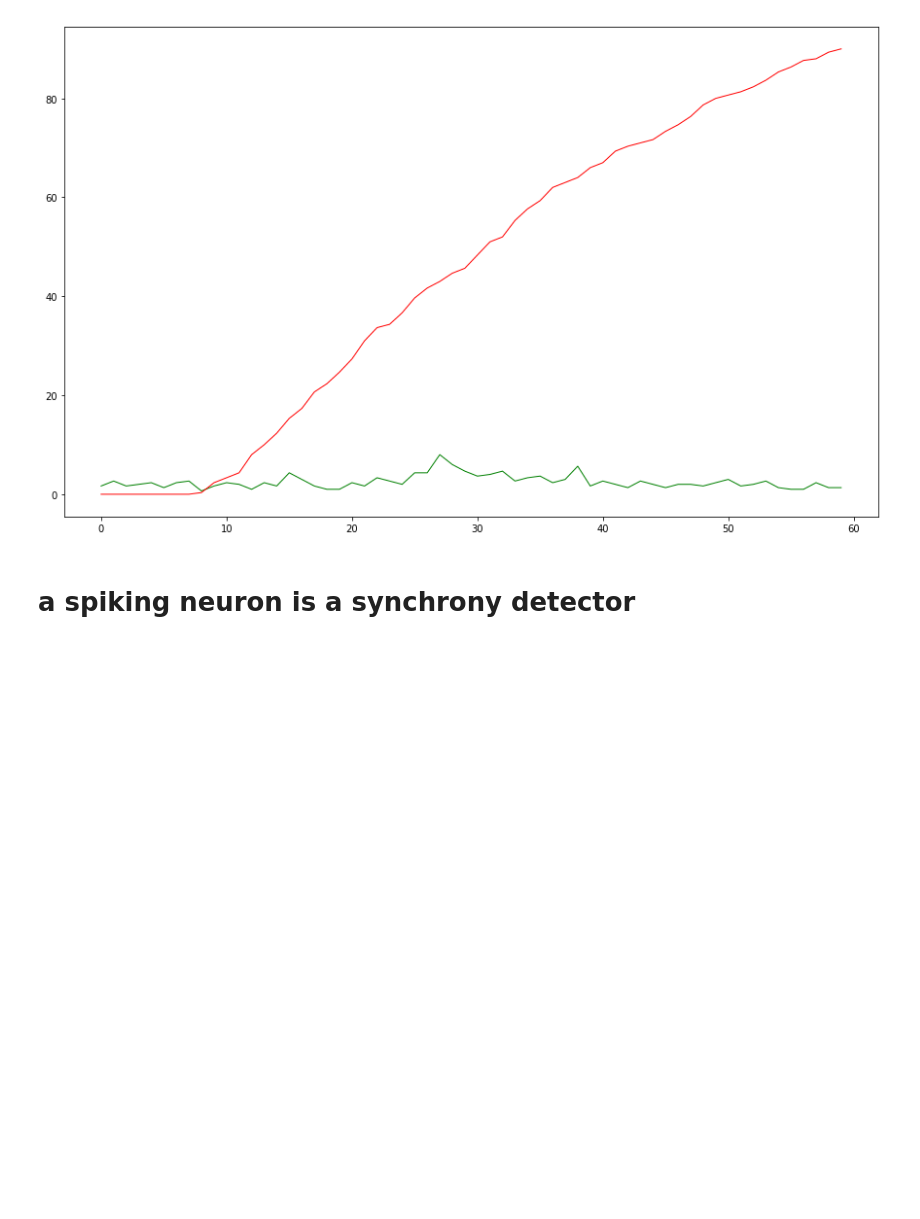
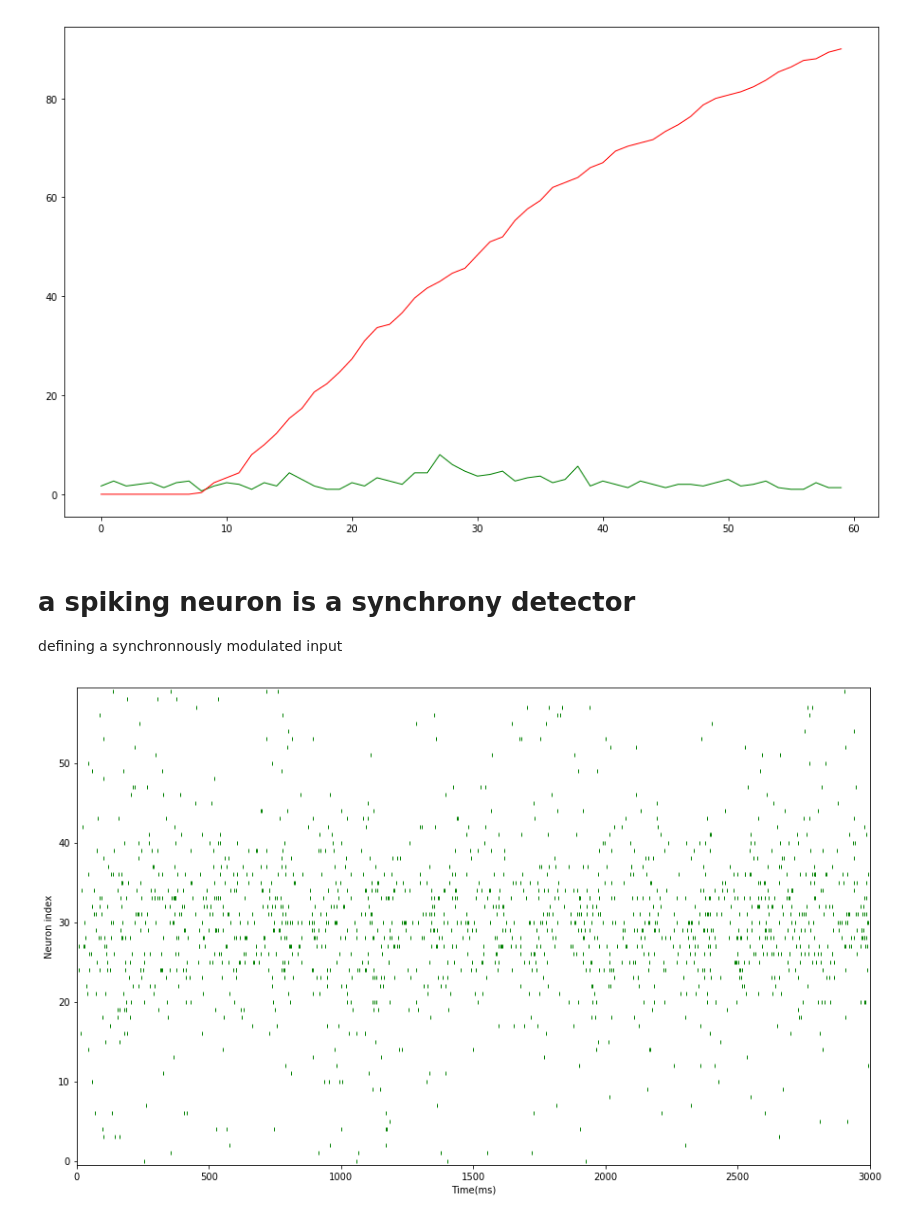
Before and after one commit to laurentperrinet/2019-01-14_LACONEU, a Jupyter notebook: A_3_IntegratorSynchronyDetector.ipynb, the cells around one changed output. Saved outputs shown, nothing was run; the diff lists cells and outputs as text; code cells hidden in the pictures; blank space fills up the shorter version.

```diff
--- a/A_3_IntegratorSynchronyDetector.ipynb
+++ b/A_3_IntegratorSynchronyDetector.ipynb
@@ -138,3 +138,51 @@ fig, ax = histogram(tc_cells, color='r', simtime=simtime, fig=fig, ax=ax)
 [figure]
 # %% [markdown]
 # a spiking neuron is a synchrony detector
+
+defining a synchronnously modulated input
+# %%
+# === Build the network ========================================================
+sim.setup(timestep=dt)
+
+lambda_n = 1.5 # (Hz) rate of poisson noise
+theta = .50
+A = 30.2
+B = .61803
+rate = tuning_function(N_inputs, lambda_n=lambda_n, A=A, theta=theta, B=B)
+poisson = sim.Population(N_inputs, sim.SpikeSourcePoisson(rate=rate, duration=simtime))
+
+buffer = sim.Population(N_inputs, sim.IF_cond_alpha())
+buffer.record('spikes')
+
+#Synapses type
+times = np.arange(0.0, simtime, dt)
+amp = 5.75
+amplitudes = amp * np.sin(times*2*np.pi/200.0)
+sine_wave = sim.StepCurrentSource(times=times, amplitudes=amplitudes)
+sine_wave.inject_into(buffer)
+
+
+spike_input = sim.Population(N_inputs, sim.IF_cond_alpha())
+spike_input.record('spikes')
+
+modulation = sim.Projection(buffer, spike_input,
+                            connector=sim.OneToOneConnector(),
+                            synapse_type=sim.StaticSynapse(weight=10.),
+                            receptor_type='inhibitory')
+
+connections = sim.Projection(poisson, spike_input,
+                            connector=sim.OneToOneConnector(),
+                            synapse_type=sim.StaticSynapse(weight=1.5),
+                            receptor_type='excitatory')
+
+
+# === Run simulation ===========================================================
+sim.run(simtime)
+sim.end()
+# %%
+fig, ax = plt.subplots(1, 1, figsize=(fig_width, fig_width/phi))
+fig, ax = plot_spiketrains(spike_input, color='g', simtime=simtime, fig=fig, ax=ax)
+#fig, ax = plot_spiketrains(buffer, color='r', simtime=simtime, fig=fig, ax=ax)
+#print('sts_in', [list(st.as_array()) for st in sts_in])
+# %% [output]
+[figure, added]
```
Also changed, not shown: parts of 2 cells of this notebook, 1 other file.
